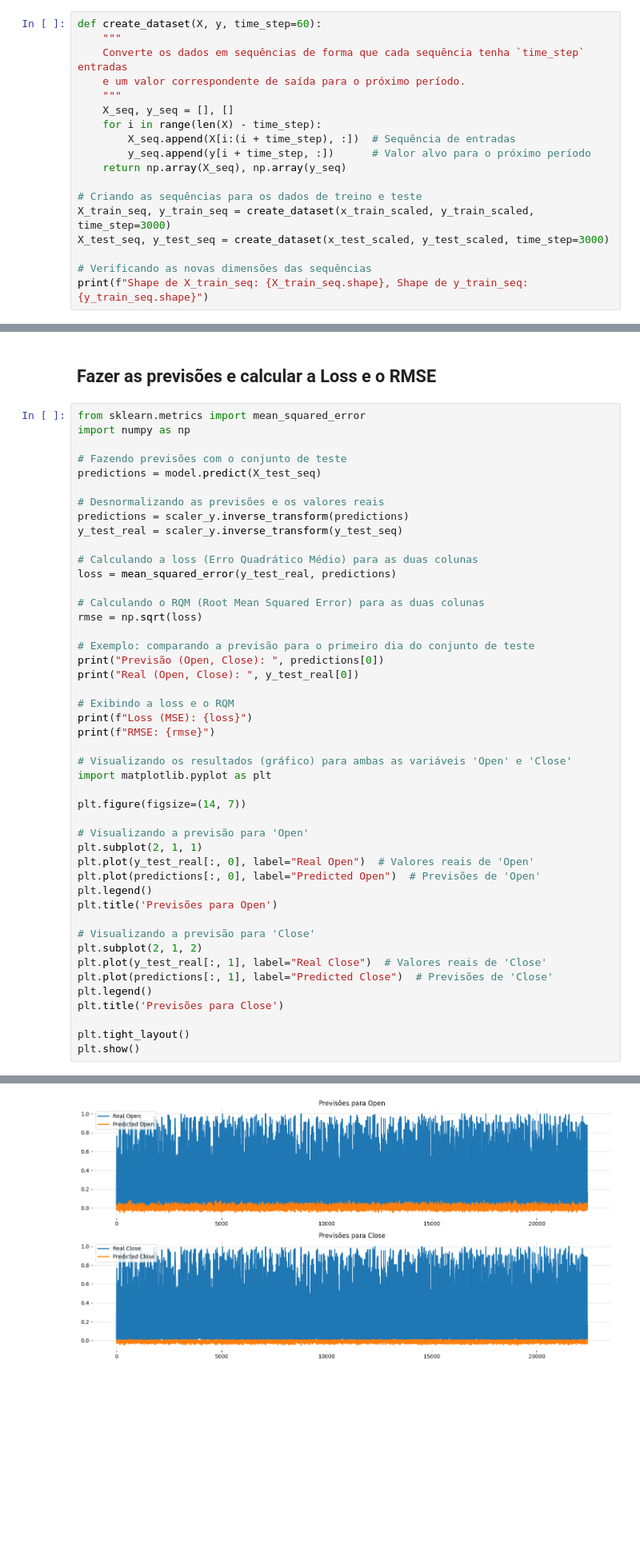
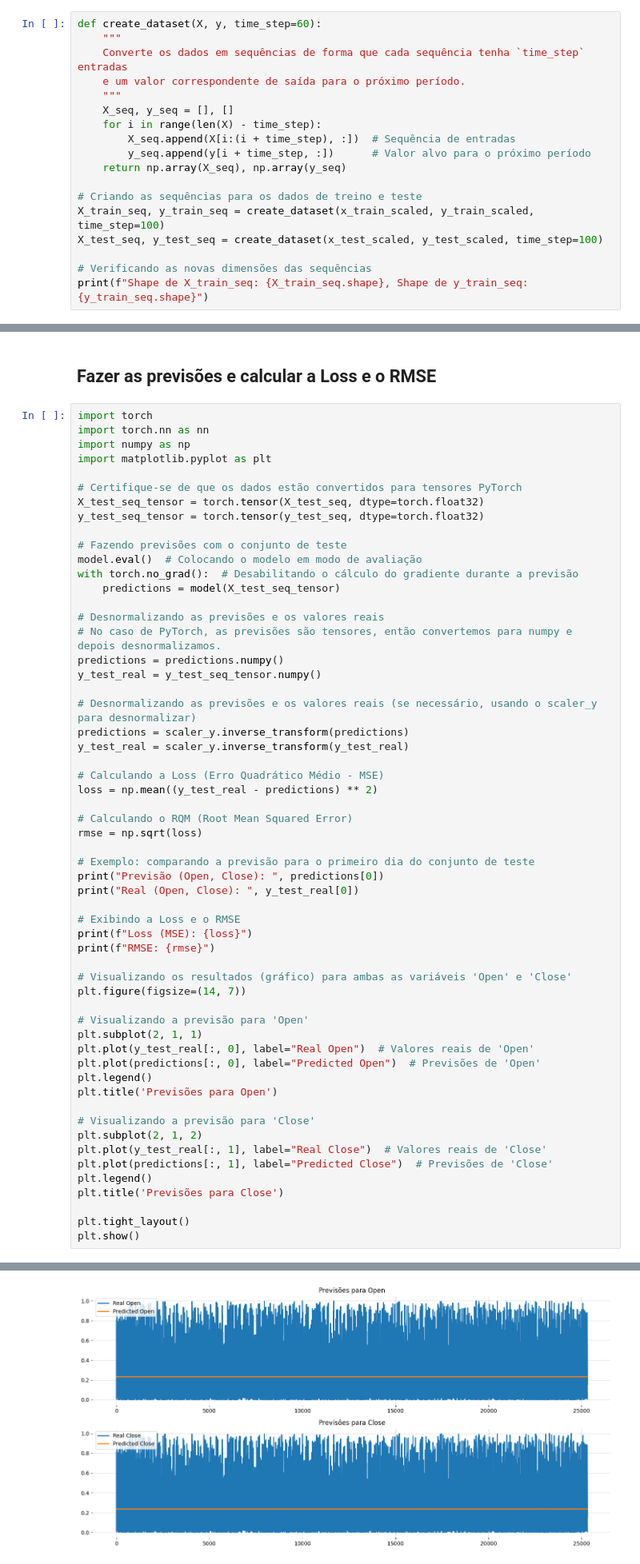
Before and after one commit to makee5/DL_Project, a Jupyter notebook: Project_DL.ipynb, the cells around one changed output, grey strips where cells are left out. Shown at 80% size. Cells and saved outputs as stored; diff of their text form; blank space fills up the shorter version.

```diff
--- a/Project_DL.ipynb
+++ b/Project_DL.ipynb
@@ -137,8 +137,8 @@ def create_dataset(X, y, time_step=60):
     return np.array(X_seq), np.array(y_seq)
 
 # Criando as sequências para os dados de treino e teste
-X_train_seq, y_train_seq = create_dataset(x_train_scaled, y_train_scaled, time_step=3000)
-X_test_seq, y_test_seq = create_dataset(x_test_scaled, y_test_scaled, time_step=3000)
+X_train_seq, y_train_seq = create_dataset(x_train_scaled, y_train_scaled, time_step=100)
+X_test_seq, y_test_seq = create_dataset(x_test_scaled, y_test_scaled, time_step=100)
 
 # Verificando as novas dimensões das sequências
 print(f"Shape de X_train_seq: {X_train_seq.shape}, Shape de y_train_seq: {y_train_seq.shape}")
@@ -204,33 +287,44 @@ model.fit(X_train_seq, y_train_seq, epochs=10, batch_size=32, validation_data=(X
 # %% [markdown]
 ## Fazer as previsões e calcular a Loss e o RMSE
 # %%
-from sklearn.metrics import mean_squared_error
+import torch
+import torch.nn as nn
 import numpy as np
+import matplotlib.pyplot as plt
+
+# Certifique-se de que os dados estão convertidos para tensores PyTorch
+X_test_seq_tensor = torch.tensor(X_test_seq, dtype=torch.float32)
+y_test_seq_tensor = torch.tensor(y_test_seq, dtype=torch.float32)
 
 # Fazendo previsões com o conjunto de teste
-predictions = model.predict(X_test_seq)
+model.eval()  # Colocando o modelo em modo de avaliação
+with torch.no_grad():  # Desabilitando o cálculo do gradiente durante a previsão
+    predictions = model(X_test_seq_tensor)
 
 # Desnormalizando as previsões e os valores reais
+# No caso de PyTorch, as previsões são tensores, então convertemos para numpy e depois desnormalizamos.
+predictions = predictions.numpy()
+y_test_real = y_test_seq_tensor.numpy()
+
+# Desnormalizando as previsões e os valores reais (se necessário, usando o scaler_y para desnormalizar)
 predictions = scaler_y.inverse_transform(predictions)
-y_test_real = scaler_y.inverse_transform(y_test_seq)
+y_test_real = scaler_y.inverse_transform(y_test_real)
 
-# Calculando a loss (Erro Quadrático Médio) para as duas colunas
-loss = mean_squared_error(y_test_real, predictions)
+# Calculando a Loss (Erro Quadrático Médio - MSE)
+loss = np.mean((y_test_real - predictions) ** 2)
 
-# Calculando o RQM (Root Mean Squared Error) para as duas colunas
+# Calculando o RQM (Root Mean Squared Error)
 rmse = np.sqrt(loss)
 
 # Exemplo: comparando a previsão para o primeiro dia do conjunto de teste
 print("Previsão (Open, Close): ", predictions[0])
 print("Real (Open, Close): ", y_test_real[0])
 
-# Exibindo a loss e o RQM
+# Exibindo a Loss e o RMSE
 print(f"Loss (MSE): {loss}")
 print(f"RMSE: {rmse}")
 
 # Visualizando os resultados (gráfico) para ambas as variáveis 'Open' e 'Close'
-import matplotlib.pyplot as plt
-
 plt.figure(figsize=(14, 7))
 
 # Visualizando a previsão para 'Open'
@@ -258 +351 @@ RMSE: 0.32494906061664014
-[figure, old version]
+[figure, new version]
```
Also changed, not shown: parts of 4 cells of this notebook.
